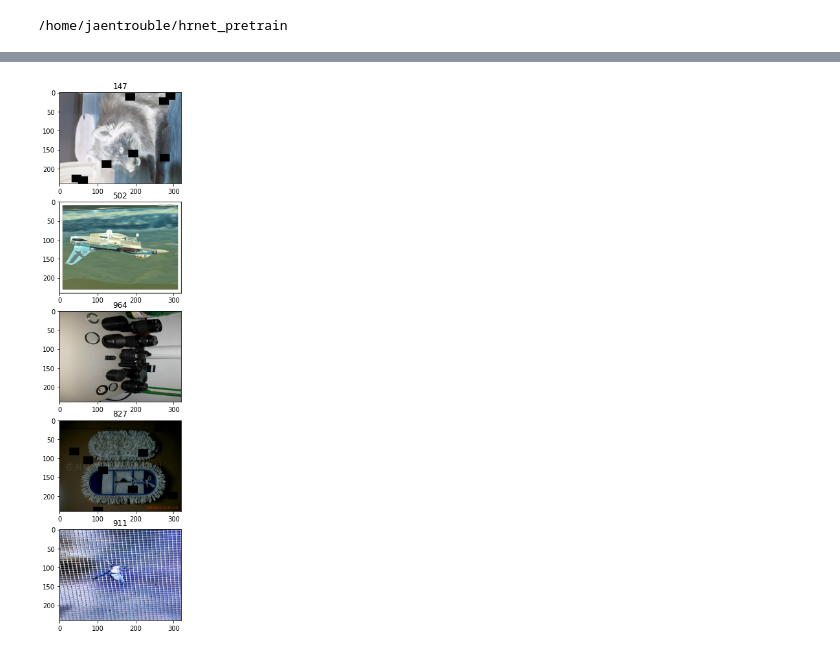
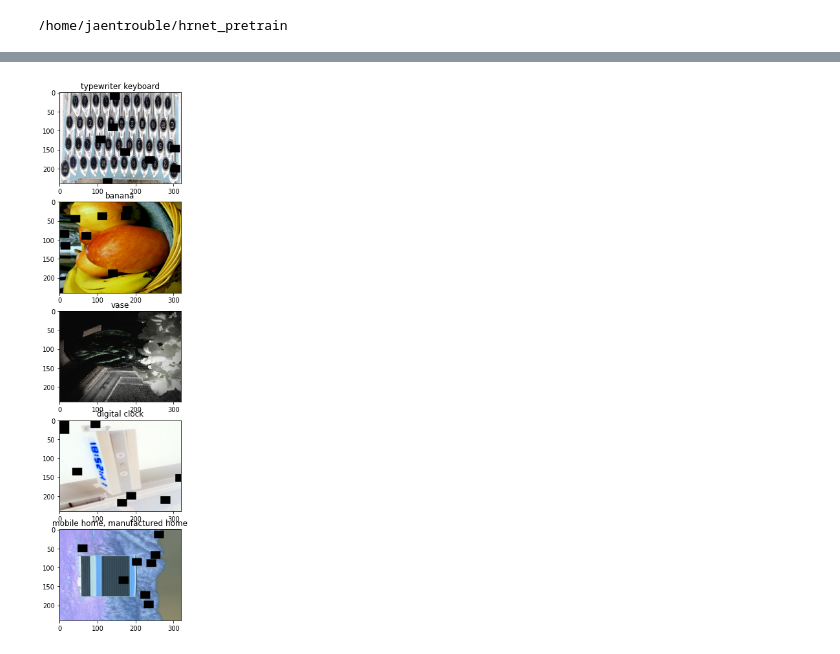
Before and after one commit to jaentrouble/hrnet_pretrain, a Jupyter notebook: check_dataset.ipynb, the cells around one changed output, grey strips where cells are left out. Cells and saved outputs as stored; diff of their text form; code cells hidden in the pictures.

```diff
--- a/check_dataset.ipynb
+++ b/check_dataset.ipynb
@@ -31,6 +35,9 @@ import json
 # %%
 with open('meta.json','r') as f:
     label_dict=json.load(f)
+# %%
+with open('id_to_name.json','r') as f:
+    names = json.load(f)
 # %%
 img_size = (240,320)
 ds = create_train_dataset(
@@ -48,10 +55,10 @@ import matplotlib.pyplot as plt
 # %%
 fig = plt.figure(figsize=(15,15))
 for i, s in enumerate(sample):
     ax = fig.add_subplot(5,1,i+1)
     img = s[0][0]
     ax.imshow(img)
-    ax.title.set_text(s[1][0])
+    ax.title.set_text(names[s[1][0]])
 plt.show()
 # %% [output]
-[figure, old version]
+[figure, new version]
```
Also changed, not shown: parts of 1 cell of this notebook, 2 other files.
